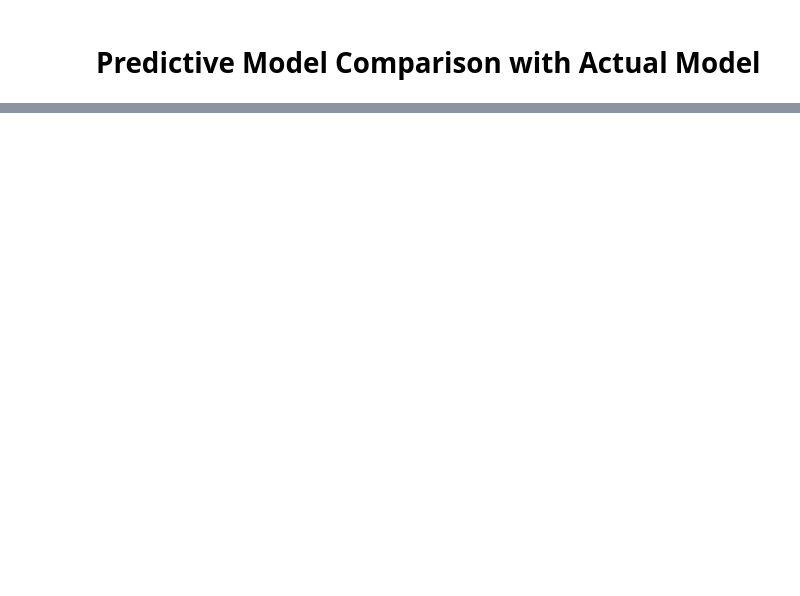
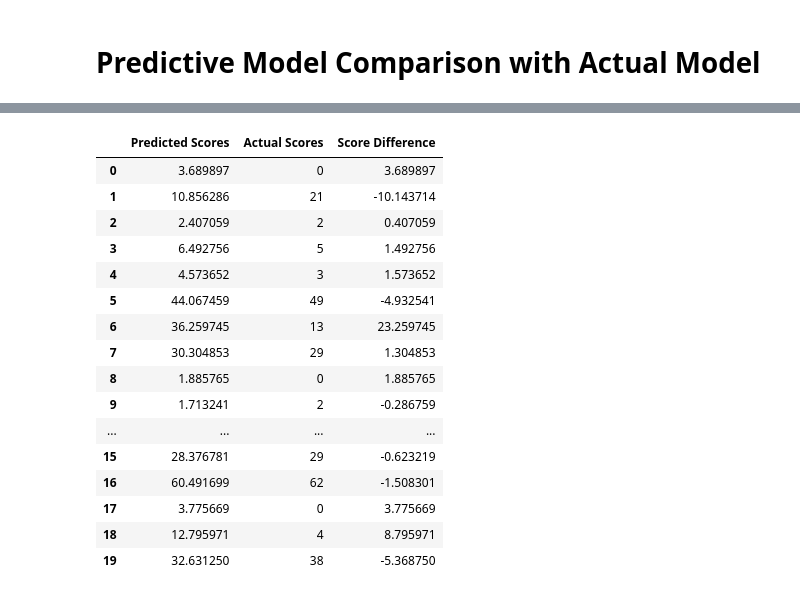
Before and after one commit to knwright/Hard_Refresh, a Jupyter notebook: NHL_Performance_Predictions.ipynb, the cells around one changed output, grey strips where cells are left out. Cells and saved outputs as stored; diff of their text form; code cells hidden in the pictures; blank space fills up the shorter version.

```diff
--- a/NHL_Performance_Predictions.ipynb
+++ b/NHL_Performance_Predictions.ipynb
@@ -1335,0 +1345,10 @@ MSE: 3.639578827859685e-29, R2: 1.0
+# %%
+# Merge the player and advanced dataframes together on player and age.
+
+merged_df = pd.merge(player,
+                 advanced,
+                 on=['Player', 'Age'],
+                 #how='outer',
+                 indicator=True
+                )
+merged_df.head()
@@ -1352 +1395,21 @@ MSE: 3.639578827859685e-29, R2: 1.0
+# %%
+comparison.head(20)
+# %% [output]
+|  | Predicted Scores | Actual Scores | Score Difference |
+| 0 | 3.689897 | 0 | 3.689897 |
+| 1 | 10.856286 | 21 | -10.143714 |
+| 2 | 2.407059 | 2 | 0.407059 |
+| 3 | 6.492756 | 5 | 1.492756 |
+| 4 | 4.573652 | 3 | 1.573652 |
+| 5 | 44.067459 | 49 | -4.932541 |
+| 6 | 36.259745 | 13 | 23.259745 |
+| 7 | 30.304853 | 29 | 1.304853 |
+| 8 | 1.885765 | 0 | 1.885765 |
+| 9 | 1.713241 | 2 | -0.286759 |
+| ... | ... | ... | ... |
+| 15 | 28.376781 | 29 | -0.623219 |
+| 16 | 60.491699 | 62 | -1.508301 |
+| 17 | 3.775669 | 0 | 3.775669 |
+| 18 | 12.795971 | 4 | 8.795971 |
+| 19 | 32.631250 | 38 | -5.368750 |
 # %%
```
Also changed, not shown: parts of 18 cells of this notebook, 2 other files.
